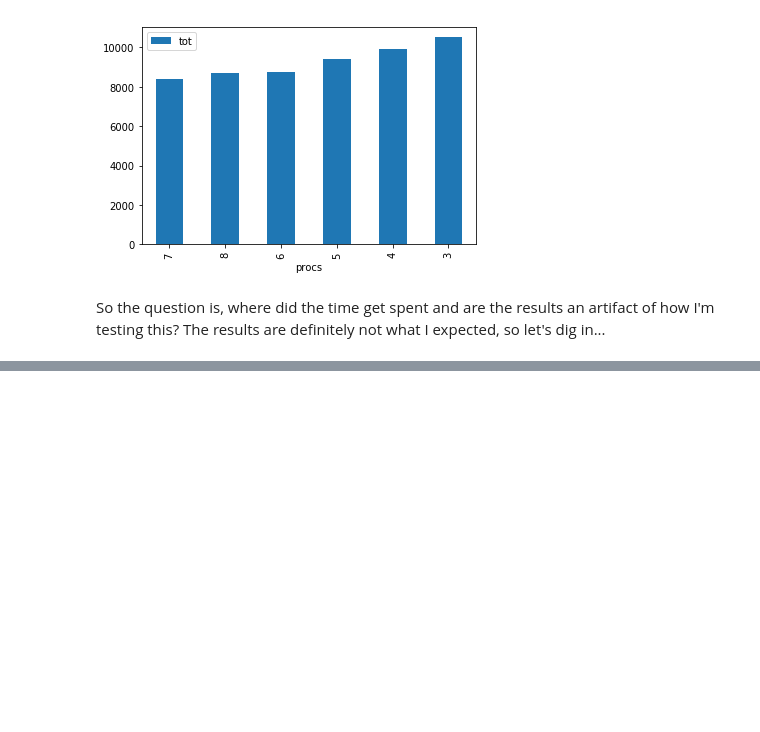
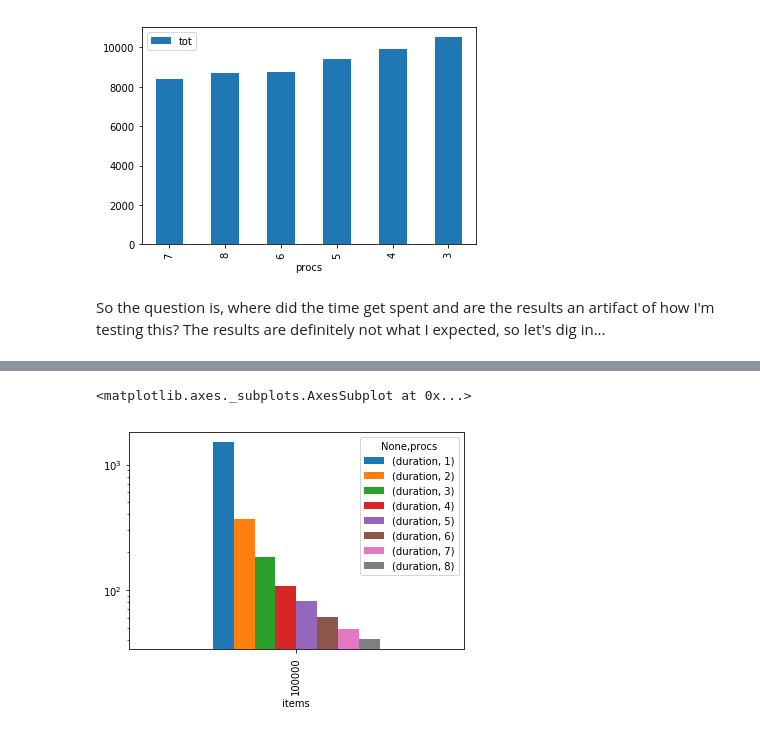
Before and after one commit to ToddG/experimental, a Jupyter notebook: interview-questions/glassdoor/sorting/erlang/sortz/docs/parallel_sorting_analysis.ipynb, the cells around one changed output, grey strips where cells are left out. Drawn from its saved outputs; the diff is of its cells as text; code cells hidden in the pictures; blank space fills up the shorter version.

```diff
--- a/interview-questions/glassdoor/sorting/erlang/sortz/docs/parallel_sorting_analysis.ipynb
+++ b/interview-questions/glassdoor/sorting/erlang/sortz/docs/parallel_sorting_analysis.ipynb
@@ -71,0 +106,7 @@ So the question is, where did the time get spent and are the results an artifact
+# %%
+df = pd.read_csv("./perf/pperf3_run.csv", delimiter="|")
+q = pysqldf("select items, procs, duration from df;")
+q.groupby(['items', 'procs']).sum(axes='duration').unstack().plot.bar(logy=True, rot=90)
+# %% [output]
+<matplotlib.axes._subplots.AxesSubplot at 0x...>
+[figure, added]
```
Also changed, not shown: parts of 12 cells of this notebook, 2 other files.
